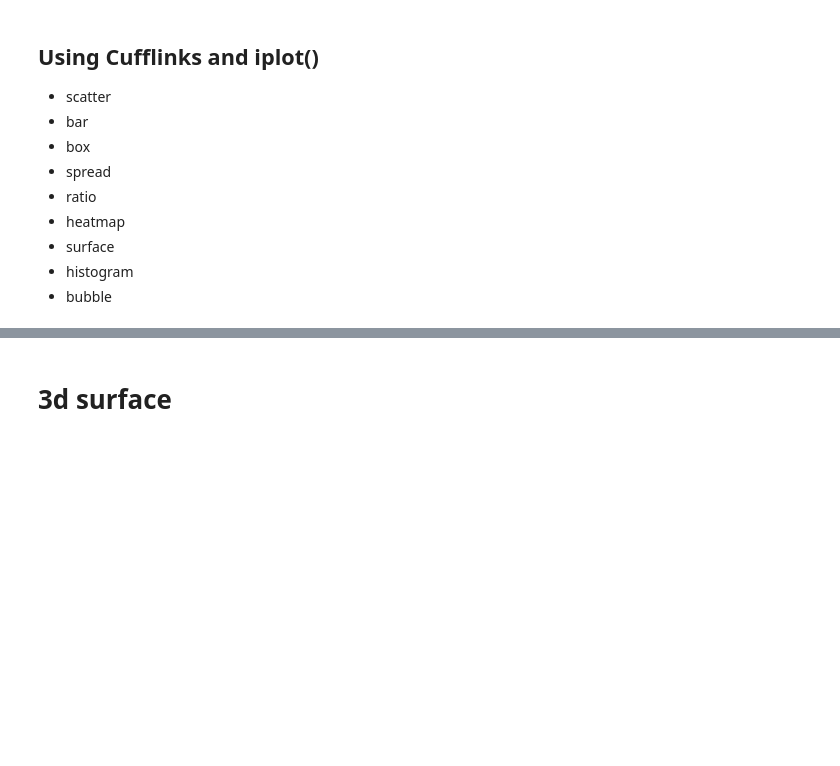
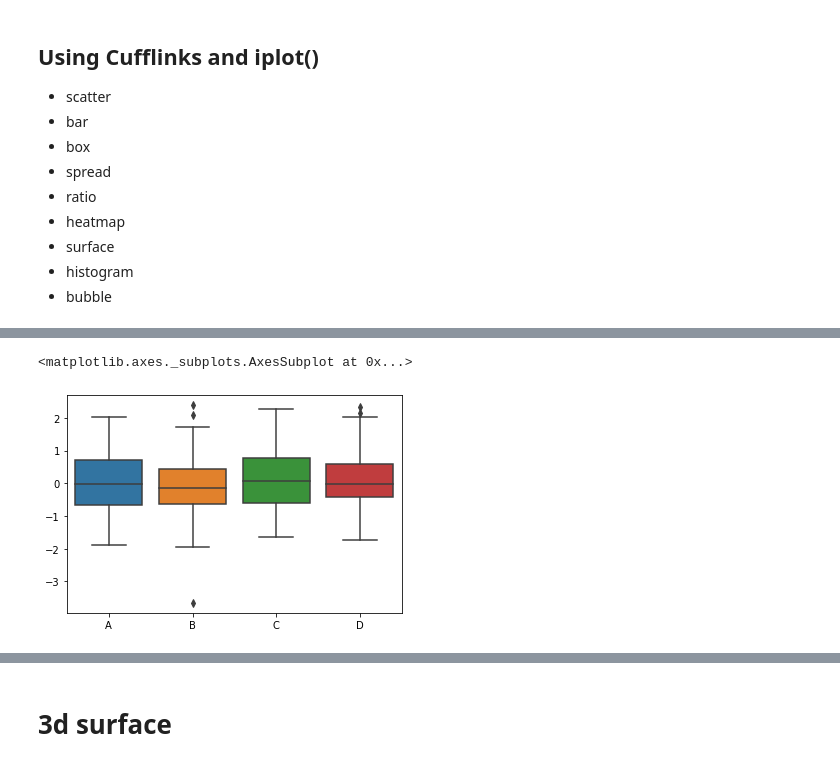
Before and after one commit to k21k/Python-Notes, a Jupyter notebook: Exercises - Qasim/Exercise 24 (Plotly and Cufflinks) - answers K.ipynb, the cells around one changed output, grey strips where cells are left out. Cells and saved outputs as stored; diff of their text form; code cells hidden in the pictures; blank space fills up the shorter version.

```diff
--- a/Exercises - Qasim/Exercise 24 (Plotly and Cufflinks) - answers K.ipynb
+++ b/Exercises - Qasim/Exercise 24 (Plotly and Cufflinks) - answers K.ipynb
@@ -70,3 +104,5 @@ df2.head()
 # %%
 # boxplot
+
+sns.boxplot(data=df)
 # %% [output]
@@ -74,2 +109,4 @@ df2.head()
+<matplotlib.axes._subplots.AxesSubplot at 0x...>
+[figure, added]
 # %%
 df3 = pd.DataFrame({'x':[1,2,3,4,5],'y':[10,20,30,20,10],'z':[5,4,3,2,1]})
```
Also changed, not shown: parts of 15 cells of this notebook, 3 other files.
